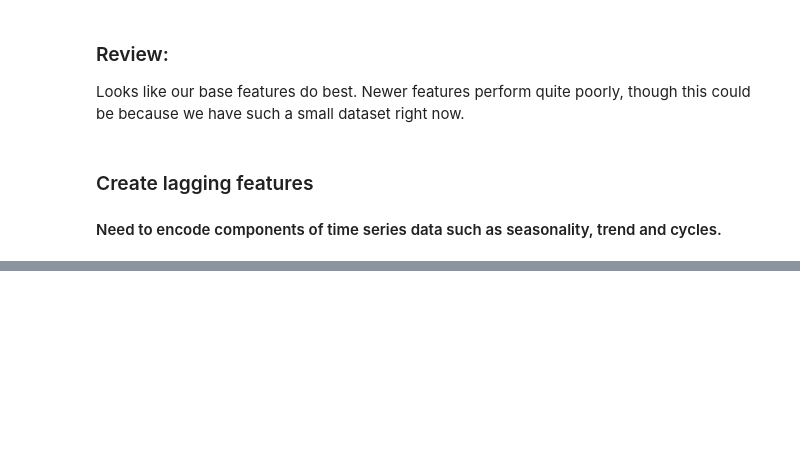
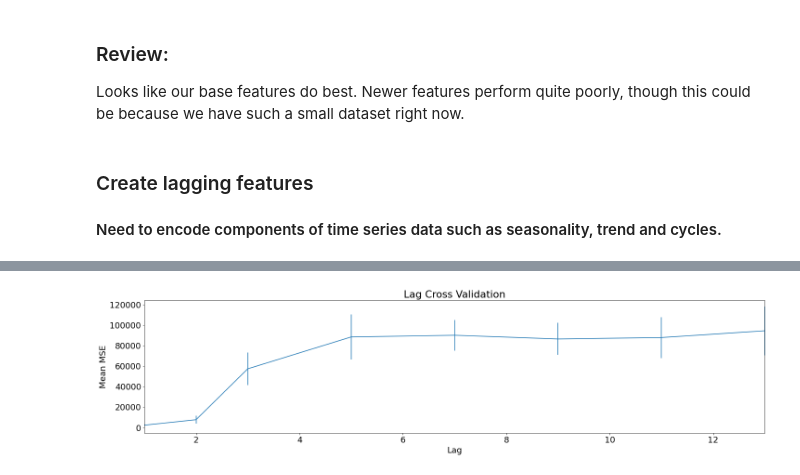
Before and after one commit to tmulligan98/Machine-Learning-Main-Project, a Jupyter notebook: feature_engineering/notebook.ipynb, the cells around one changed output, grey strips where cells are left out. Saved outputs shown, nothing was run; the diff lists cells and outputs as text; code cells hidden in the pictures; blank space fills up the shorter version.

```diff
--- a/feature_engineering/notebook.ipynb
+++ b/feature_engineering/notebook.ipynb
@@ -86,0 +132,8 @@ fig.show()
+# %%
+temp = df_north.copy()
+cross_validation_feature_params(test_params=[1,2,3,5,7,9,11,13], df=temp, feature_type="rolling_window_mean", target_var="northBound")
+# df_north['window_mean'] = df_north['northBound'].rolling(window = 1).mean()
+# df_north['window_mean'] = df_north['window_mean'].fillna(0)
+# performance(df_north, "northBound")
+# %% [output]
+[figure, added]
```
Also changed, not shown: parts of 15 cells of this notebook, 1 other file.
